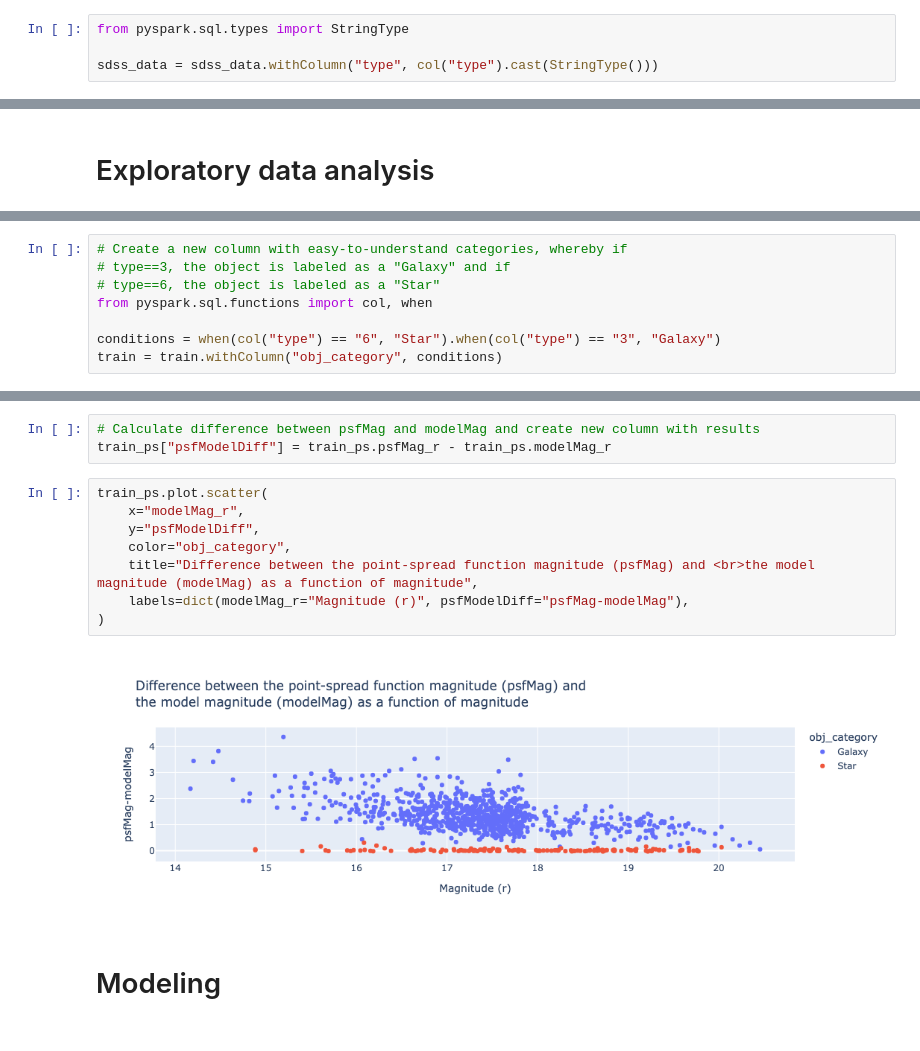
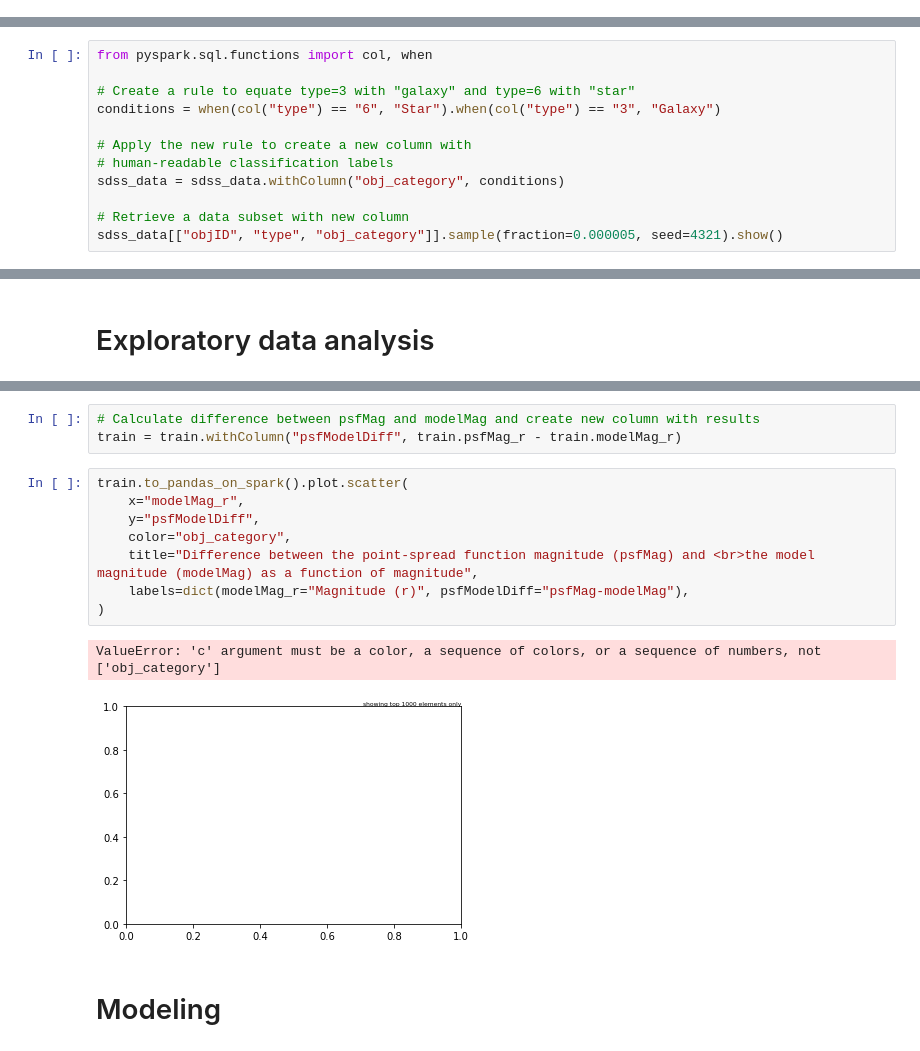
Before and after one commit to scimaksim/ML-Star-Galaxy-Classifiers, a Jupyter notebook: Nikiforov_Project_3.ipynb, the cells around one changed output, grey strips where cells are left out. Drawn from its saved outputs; the diff is of its cells as text.

```diff
--- a/Nikiforov_Project_3.ipynb
+++ b/Nikiforov_Project_3.ipynb
@@ -225,4 +319,0 @@ sdss_data = sdss_data.filter((sdss_data.specClass == 1) | (sdss_data.specClass =
-# %%
-from pyspark.sql.types import StringType
-
-sdss_data = sdss_data.withColumn("type", col("type").cast(StringType()))
@@ -240,0 +322,12 @@ sdss_data.groupBy("type").count().show()
+# %%
+from pyspark.sql.functions import col, when
+
+# Create a rule to equate type=3 with "galaxy" and type=6 with "star"
+conditions = when(col("type") == "6", "Star").when(col("type") == "3", "Galaxy")
+
+# Apply the new rule to create a new column with
+# human-readable classification labels
+sdss_data = sdss_data.withColumn("obj_category", conditions)
+
+# Retrieve a data subset with new column
+sdss_data[["objID", "type", "obj_category"]].sample(fraction=0.000005, seed=4321).show()
@@ -399,8 +355,0 @@ Test observations: 17093
-# %%
-# Create a new column with easy-to-understand categories, whereby if
-# type==3, the object is labeled as a "Galaxy" and if
-# type==6, the object is labeled as a "Star"
-from pyspark.sql.functions import col, when
-
-conditions = when(col("type") == "6", "Star").when(col("type") == "3", "Galaxy")
-train = train.withColumn("obj_category", conditions)
@@ -439,16 +397,17 @@ Text(0.5, 1.0, 'Histogram of object magnitudes in the \nSDSS data sample')
 # %%
 # Calculate difference between psfMag and modelMag and create new column with results
-train_ps["psfModelDiff"] = train_ps.psfMag_r - train_ps.modelMag_r
+train = train.withColumn("psfModelDiff", train.psfMag_r - train.modelMag_r)
 # %%
-train_ps.plot.scatter(
+train.to_pandas_on_spark().plot.scatter(
     x="modelMag_r",
     y="psfModelDiff",
     color="obj_category",
     title="Difference between the point-spread function magnitude (psfMag) and <br>the model magnitude (modelMag) as a function of magnitude",
     labels=dict(modelMag_r="Magnitude (r)", psfModelDiff="psfMag-modelMag"),
 )
 # %% [output]
+ValueError: 'c' argument must be a color, a sequence of colors, or a sequence of numbers, not ['obj_category']
-[figure, old version]
+[figure, new version]
 # %% [markdown]
 <a id="modeling"></a>
 # Modeling
```
Also changed, not shown: parts of 46 cells of this notebook.
